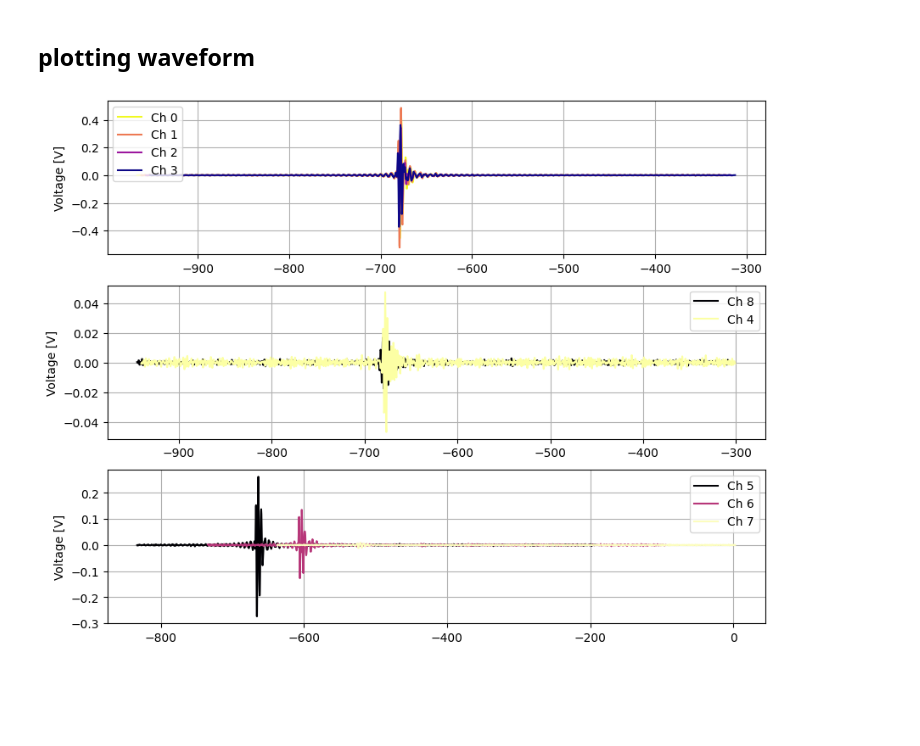
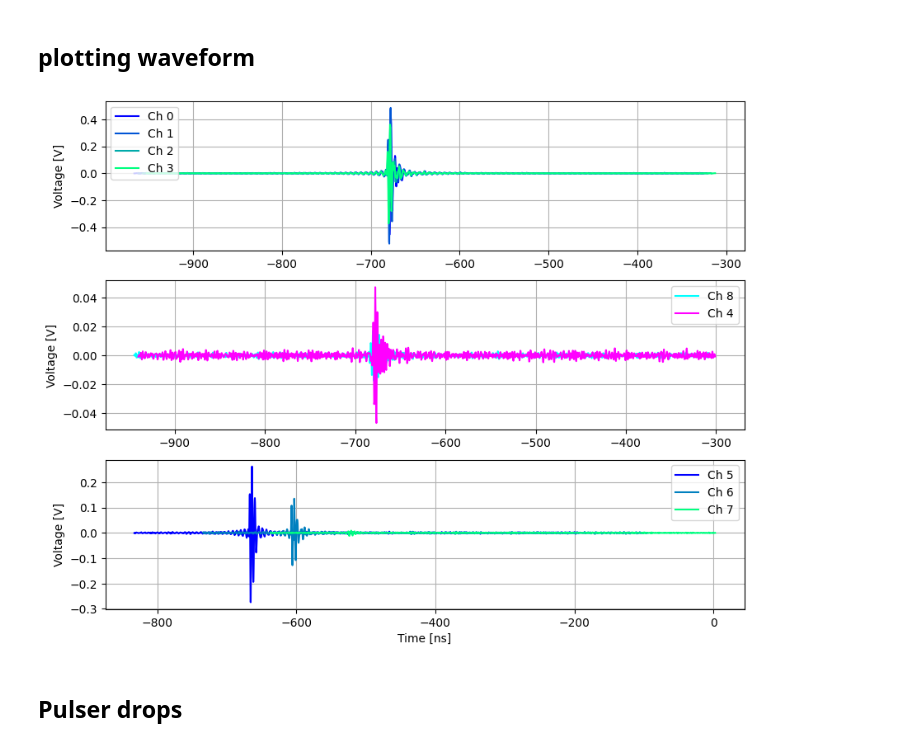
Before and after one commit to sanyukta13/rno_code, a Jupyter notebook: notebooks/read_root.ipynb, the cells around one changed output. Drawn from its saved outputs; the diff is of its cells as text; code cells hidden in the pictures; blank space fills up the shorter version.

```diff
--- a/notebooks/read_root.ipynb
+++ b/notebooks/read_root.ipynb
@@ -40,22 +44,25 @@ for ch in ch_ids:
     avg_volt[ch] = align_and_average_voltage_traces([volts[event_id][ch] for event_id, event in enumerate(events)])
 # %%
 fig, ax = plt.subplots(3, 1, figsize=(10,8))
+plt.xlabel('Time [ns]')
 
-colors = cm.viridis(np.linspace(0, 0.8, len(pa_chs)))  # Avoid yellow end of viridis
+colors = cm.winter(np.linspace(0, 1, len(pa_chs)))
 for i, ch in enumerate(pa_chs):
     ax[0].plot(times[0][ch], avg_volt[ch], label=f'Ch {ch}', color=colors[i])
 
-colors = cm.cool(np.linspace(0, 1, len(hpols)))  # Blue to magenta, no yellow
+colors = cm.cool(np.linspace(0, 1, len(hpols)))
 for i, ch in enumerate(hpols):
     ax[1].plot(times[0][ch], avg_volt[ch], label=f'Ch {ch}', color=colors[i])
 
-colors = cm.winter(np.linspace(0, 1, len(uvs)))  # Blue to green, no yellow
+colors = cm.winter(np.linspace(0, 1, len(uvs)))
 for i, ch in enumerate(uvs):
     ax[2].plot(times[0][ch], avg_volt[ch], label=f'Ch {ch}', color=colors[i])
 
 for i in range(3):
     ax[i].set_ylabel('Voltage [V]')
     ax[i].grid()
     ax[i].legend()
 # %% [output]
-[figure, old version]
+[figure, new version]
+# %% [markdown]
+## Pulser drops
```
Also changed, not shown: parts of 5 cells of this notebook, 1 other file.
